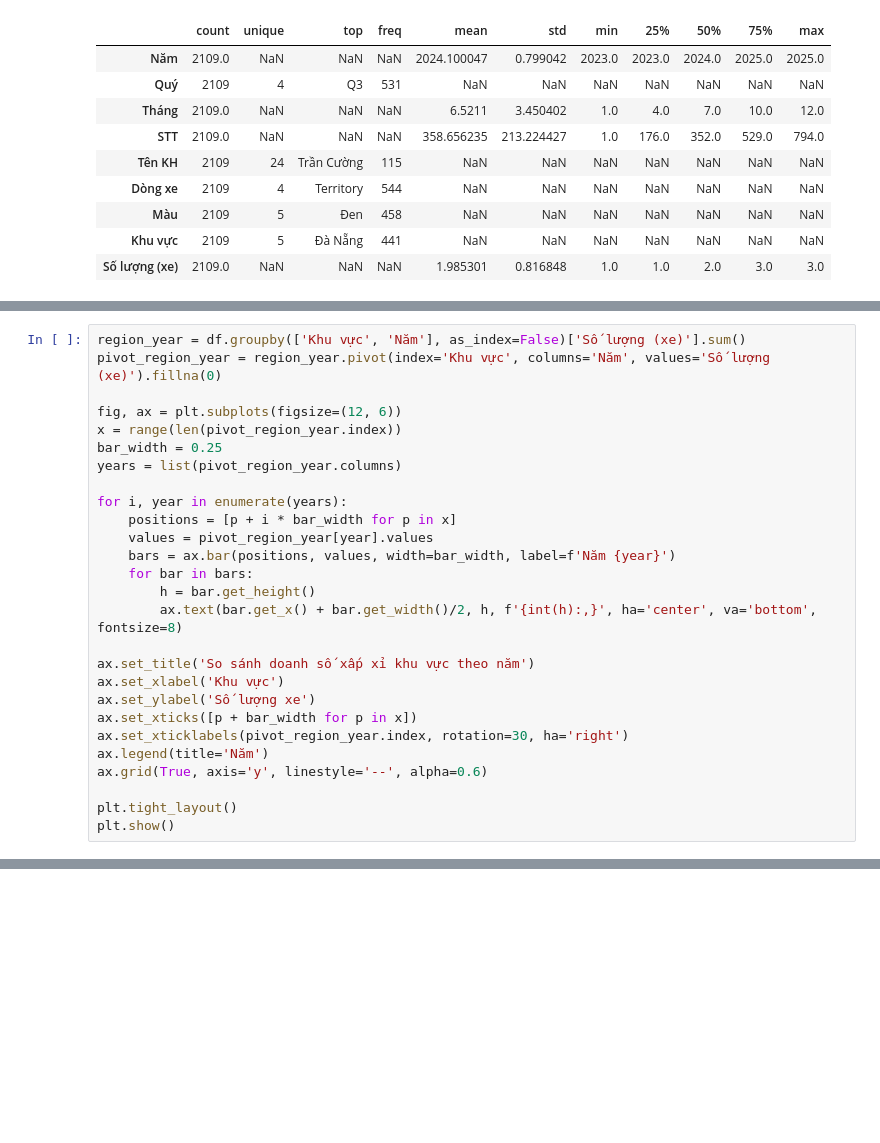
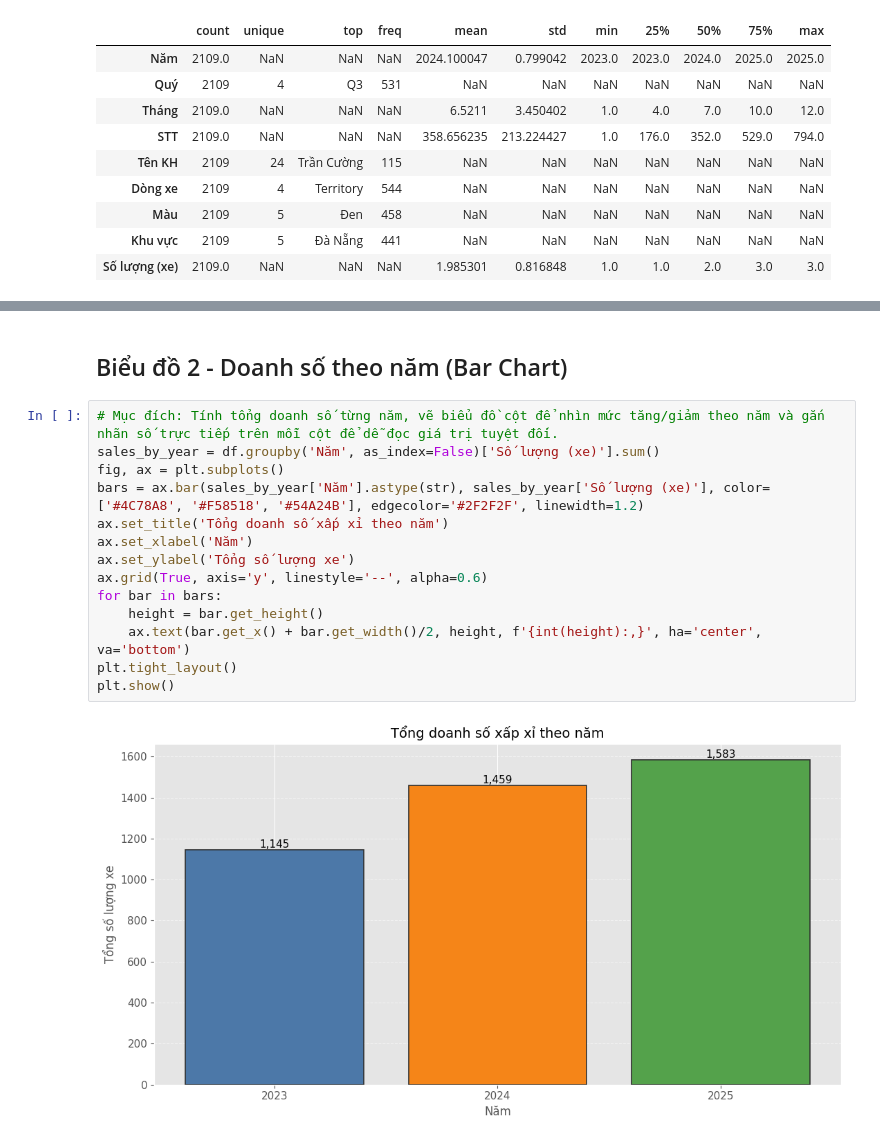
Before and after one commit to lemon-01/cd3, a Jupyter notebook: Ford_Sales_Analysis_2023_2025.ipynb, the cells around one changed output, grey strips where cells are left out. Cells and saved outputs as stored; diff of their text form; blank space fills up the shorter version.

```diff
--- a/Ford_Sales_Analysis_2023_2025.ipynb
+++ b/Ford_Sales_Analysis_2023_2025.ipynb
@@ -226,27 +80,0 @@ So sánh đóng góp doanh số xấp xỉ của mỗi khu vực qua từng năm
-# %%
-region_year = df.groupby(['Khu vực', 'Năm'], as_index=False)['Số lượng (xe)'].sum()
-pivot_region_year = region_year.pivot(index='Khu vực', columns='Năm', values='Số lượng (xe)').fillna(0)
-
-fig, ax = plt.subplots(figsize=(12, 6))
-x = range(len(pivot_region_year.index))
-bar_width = 0.25
-years = list(pivot_region_year.columns)
-
-for i, year in enumerate(years):
-    positions = [p + i * bar_width for p in x]
-    values = pivot_region_year[year].values
-    bars = ax.bar(positions, values, width=bar_width, label=f'Năm {year}')
-    for bar in bars:
-        h = bar.get_height()
-        ax.text(bar.get_x() + bar.get_width()/2, h, f'{int(h):,}', ha='center', va='bottom', fontsize=8)
-
-ax.set_title('So sánh doanh số xấp xỉ khu vực theo năm')
-ax.set_xlabel('Khu vực')
-ax.set_ylabel('Số lượng xe')
-ax.set_xticks([p + bar_width for p in x])
-ax.set_xticklabels(pivot_region_year.index, rotation=30, ha='right')
-ax.legend(title='Năm')
-ax.grid(True, axis='y', linestyle='--', alpha=0.6)
-
-plt.tight_layout()
-plt.show()
@@ -340,0 +114,18 @@ Notebook được chia theo từng phần độc lập để dễ chạy từng
+# %% [markdown]
+## Biểu đồ 2 - Doanh số theo năm (Bar Chart)
+# %%
+# Mục đích: Tính tổng doanh số từng năm, vẽ biểu đồ cột để nhìn mức tăng/giảm theo năm và gắn nhãn số trực tiếp trên mỗi cột để dễ đọc giá trị tuyệt đối.
+sales_by_year = df.groupby('Năm', as_index=False)['Số lượng (xe)'].sum()
+fig, ax = plt.subplots()
+bars = ax.bar(sales_by_year['Năm'].astype(str), sales_by_year['Số lượng (xe)'], color=['#4C78A8', '#F58518', '#54A24B'], edgecolor='#2F2F2F', linewidth=1.2)
+ax.set_title('Tổng doanh số xấp xỉ theo năm')
+ax.set_xlabel('Năm')
+ax.set_ylabel('Tổng số lượng xe')
+ax.grid(True, axis='y', linestyle='--', alpha=0.6)
+for bar in bars:
+    height = bar.get_height()
+    ax.text(bar.get_x() + bar.get_width()/2, height, f'{int(height):,}', ha='center', va='bottom')
+plt.tight_layout()
+plt.show()
+# %% [output]
+[figure, added]
```
Also changed, not shown: parts of 58 cells of this notebook, 1 other file.
